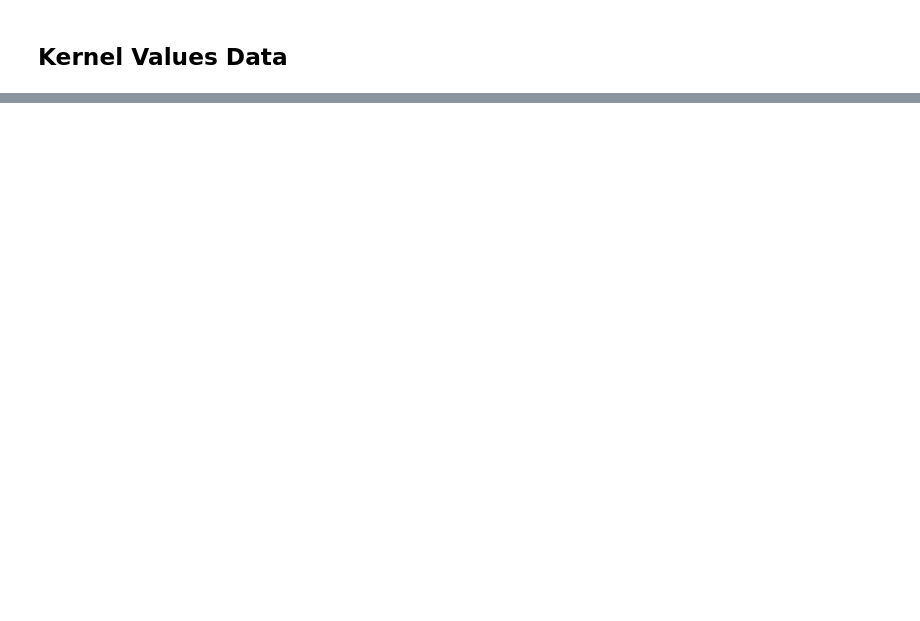
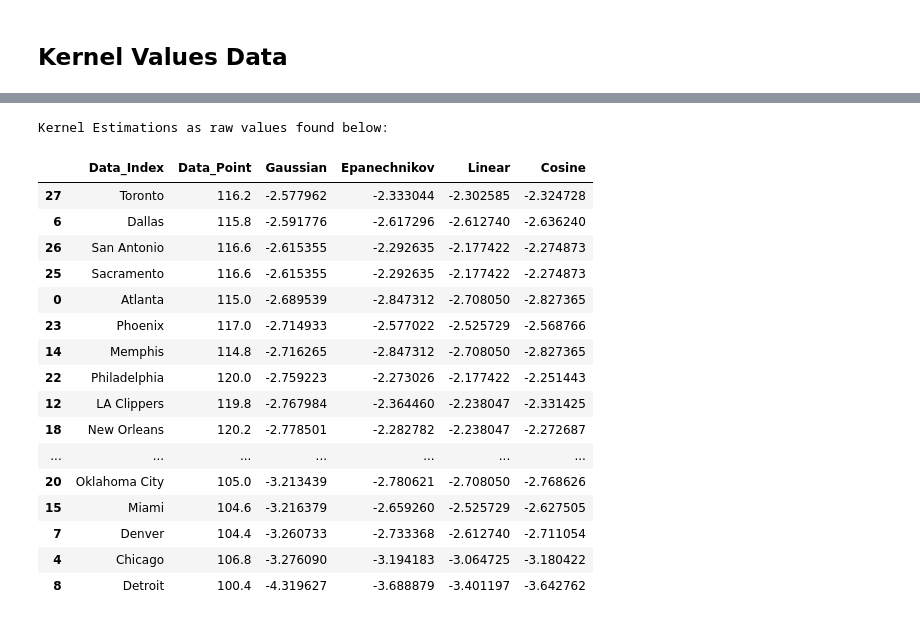
Before and after one commit to gilpasternak35/Likelihood, a Jupyter notebook: likelihood-public.ipynb, the cells around one changed output, grey strips where cells are left out. Saved outputs shown, nothing was run; the diff lists cells and outputs as text; code cells hidden in the pictures; blank space fills up the shorter version.

```diff
--- a/likelihood-public.ipynb
+++ b/likelihood-public.ipynb
@@ -379,0 +379,7 @@ def triDense(avg,stat,n,bandwidth):
+# %%
+# Using gaussian kernel function to get estimate for log density
+def gaussKernel(stat, bandwidth):
+    stat = stat.to_numpy().reshape(-1,1)
+    l = neighbors.KernelDensity(kernel = 'gaussian').fit(stat)
+    density = l.score_samples(stat)
+    return density
@@ -436,0 +406,28 @@ kernelEstimation
+# %%
+# Assigning initial kernal estimations
+print("Kernel Estimations as raw values found below:")
+kernelEstimation = kernelEstimations.assign(Data_Index = indx, Data_Point = stat,Gaussian = gaussKernel(stat, bandwidth),
+                                           Epanechnikov = parabolicKernel(stat, bandwidth), Linear = triDense(stat, bandwidth),
+                                           Cosine = cosKernel(stat, bandwidth))
+# temp sort
+kernelEstimation = kernelEstimation.sort_values(by = "Gaussian", ascending = False)
+kernelEstimation
+# %% [output]
+Kernel Estimations as raw values found below:
+|  | Data_Index | Data_Point | Gaussian | Epanechnikov | Linear | Cosine |
+| 27 | Toronto | 116.2 | -2.577962 | -2.333044 | -2.302585 | -2.324728 |
+| 6 | Dallas | 115.8 | -2.591776 | -2.617296 | -2.612740 | -2.636240 |
+| 26 | San Antonio | 116.6 | -2.615355 | -2.292635 | -2.177422 | -2.274873 |
+| 25 | Sacramento | 116.6 | -2.615355 | -2.292635 | -2.177422 | -2.274873 |
+| 0 | Atlanta | 115.0 | -2.689539 | -2.847312 | -2.708050 | -2.827365 |
+| 23 | Phoenix | 117.0 | -2.714933 | -2.577022 | -2.525729 | -2.568766 |
+| 14 | Memphis | 114.8 | -2.716265 | -2.847312 | -2.708050 | -2.827365 |
+| 22 | Philadelphia | 120.0 | -2.759223 | -2.273026 | -2.177422 | -2.251443 |
+| 12 | LA Clippers | 119.8 | -2.767984 | -2.364460 | -2.238047 | -2.331425 |
+| 18 | New Orleans | 120.2 | -2.778501 | -2.282782 | -2.238047 | -2.272687 |
+| ... | ... | ... | ... | ... | ... | ... |
+| 20 | Oklahoma City | 105.0 | -3.213439 | -2.780621 | -2.708050 | -2.768626 |
+| 15 | Miami | 104.6 | -3.216379 | -2.659260 | -2.525729 | -2.627505 |
+| 7 | Denver | 104.4 | -3.260733 | -2.733368 | -2.612740 | -2.711054 |
+| 4 | Chicago | 106.8 | -3.276090 | -3.194183 | -3.064725 | -3.180422 |
+| 8 | Detroit | 100.4 | -4.319627 | -3.688879 | -3.401197 | -3.642762 |
```
Also changed, not shown: parts of 13 cells of this notebook.
